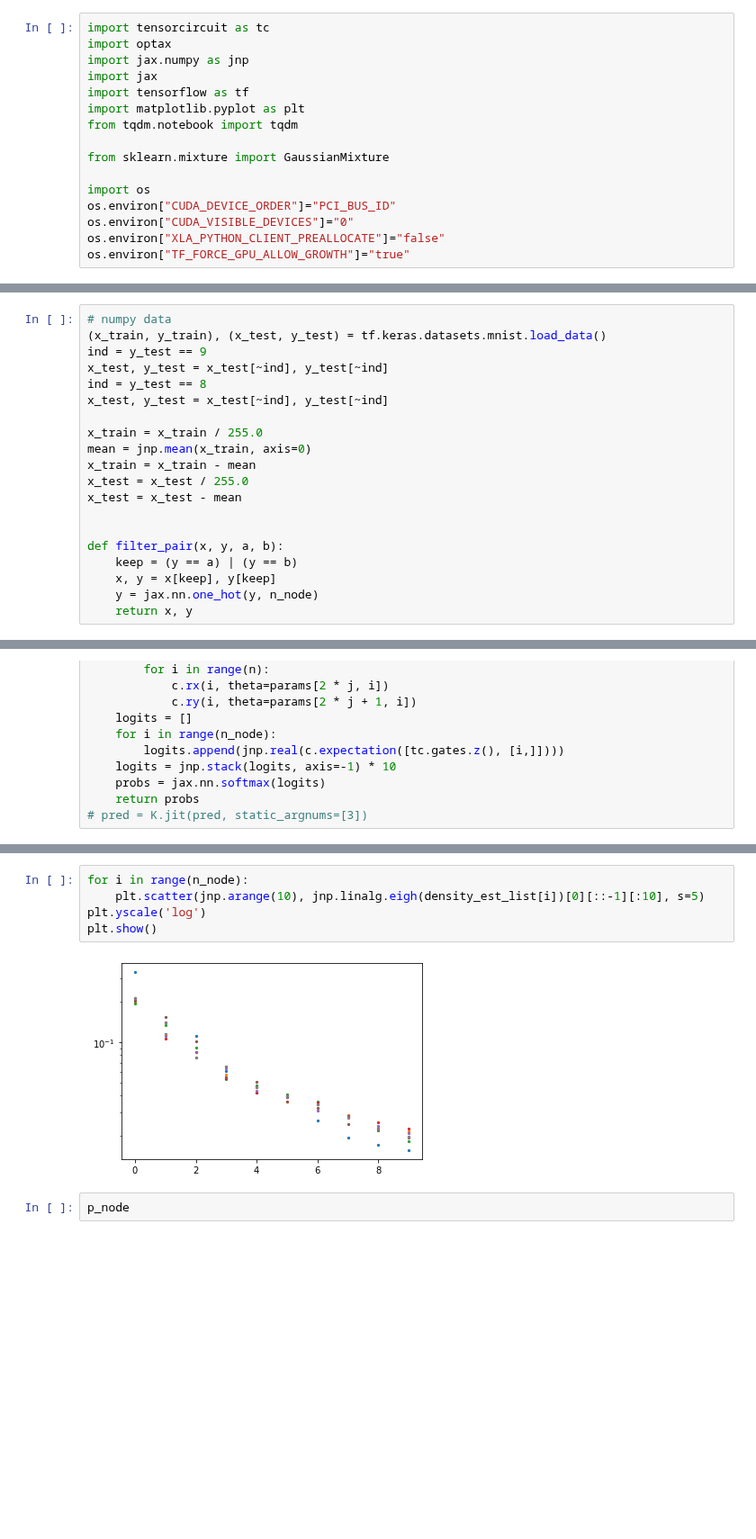
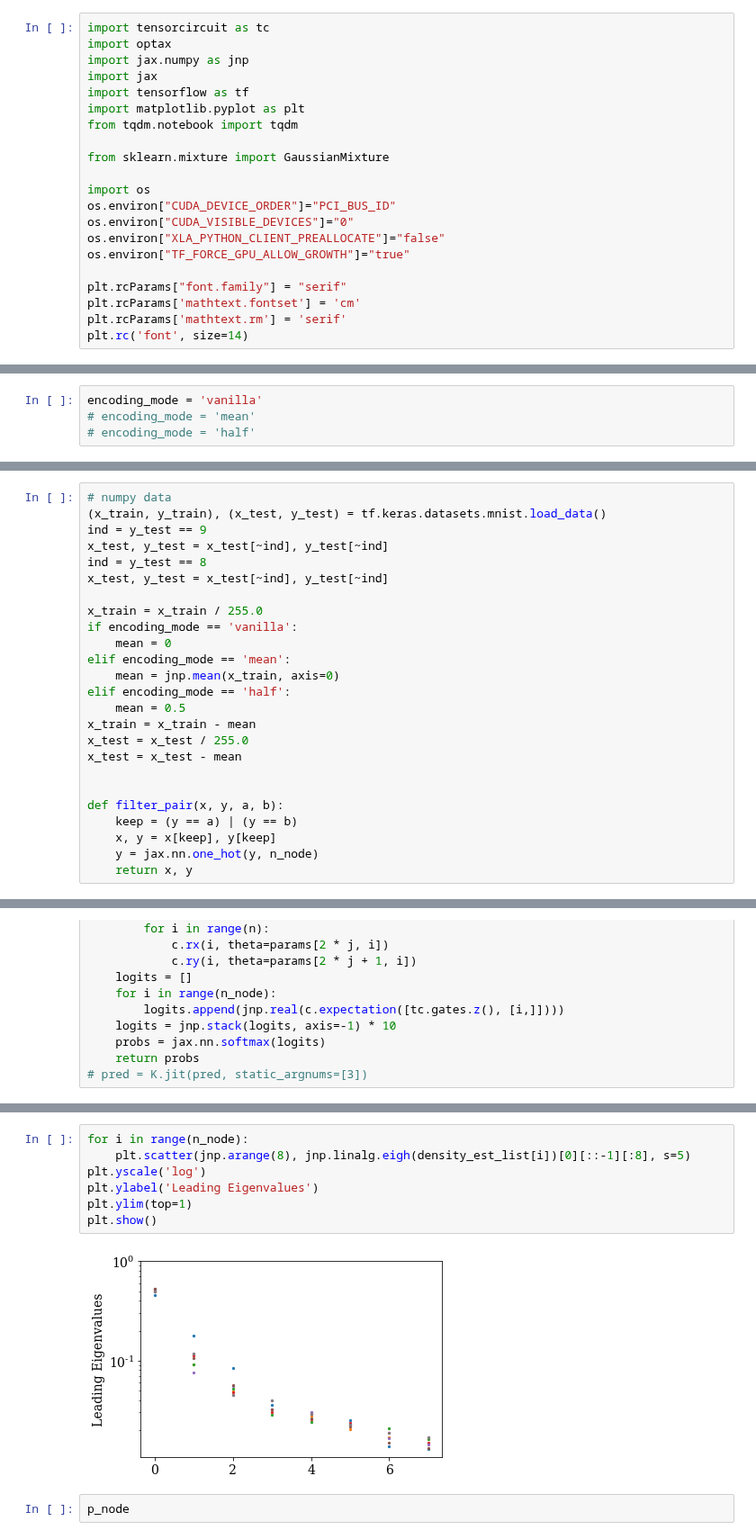
Before and after one commit to haimengzhao/quantum-fed-infer, a Jupyter notebook: qFedInf.ipynb, the cells around one changed output, grey strips where cells are left out. Shown at 90% size. Saved outputs shown, nothing was run; the diff lists cells and outputs as text; blank space fills up the shorter version.

Commit message:
three amp encoding: vanilla, mean & half

```diff
--- a/qFedInf.ipynb
+++ b/qFedInf.ipynb
@@ -14,3 +14,8 @@ os.environ["CUDA_DEVICE_ORDER"]="PCI_BUS_ID"
 os.environ["CUDA_VISIBLE_DEVICES"]="0"
 os.environ["XLA_PYTHON_CLIENT_PREALLOCATE"]="false"
 os.environ["TF_FORCE_GPU_ALLOW_GROWTH"]="true"
+
+plt.rcParams["font.family"] = "serif"
+plt.rcParams['mathtext.fontset'] = 'cm'
+plt.rcParams['mathtext.rm'] = 'serif'
+plt.rc('font', size=14)
@@ -19,3 +22,7 @@ os.environ["TF_FORCE_GPU_ALLOW_GROWTH"]="true"
+# %%
+encoding_mode = 'vanilla'
+# encoding_mode = 'mean'
+# encoding_mode = 'half'
 # %%
 n = 8
 n_node = 8
@@ -30,7 +37,12 @@ ind = y_test == 8
 x_test, y_test = x_test[~ind], y_test[~ind]
 
 x_train = x_train / 255.0
-mean = jnp.mean(x_train, axis=0)
+if encoding_mode == 'vanilla':
+    mean = 0
+elif encoding_mode == 'mean':
+    mean = jnp.mean(x_train, axis=0)
+elif encoding_mode == 'half':
+    mean = 0.5
 x_train = x_train - mean
 x_test = x_test / 255.0
 x_test = x_test - mean
@@ -316,10 +340,12 @@ print((1 + jnp.mean(trace_dist_list)) / 2)
 # %%
 for i in range(n_node):
-    plt.scatter(jnp.arange(10), jnp.linalg.eigh(density_est_list[i])[0][::-1][:10], s=5)
+    plt.scatter(jnp.arange(8), jnp.linalg.eigh(density_est_list[i])[0][::-1][:8], s=5)
 plt.yscale('log')
+plt.ylabel('Leading Eigenvalues')
+plt.ylim(top=1)
 plt.show()
 # %% [output]
-[figure, old version]
+[figure, new version]
 # %%
 p_node
 # %% [output]
```
Also changed, not shown: parts of 11 cells of this notebook, 2 other files.
